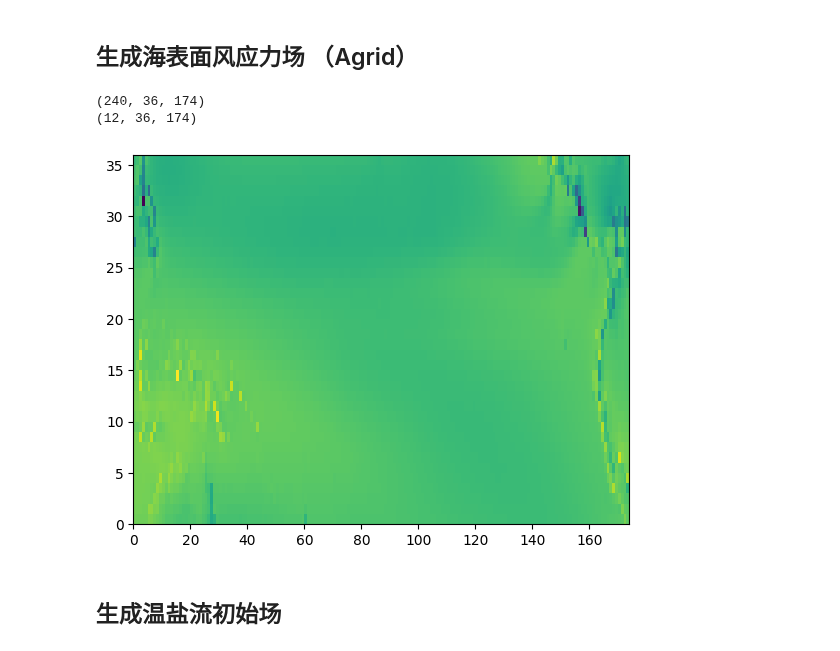
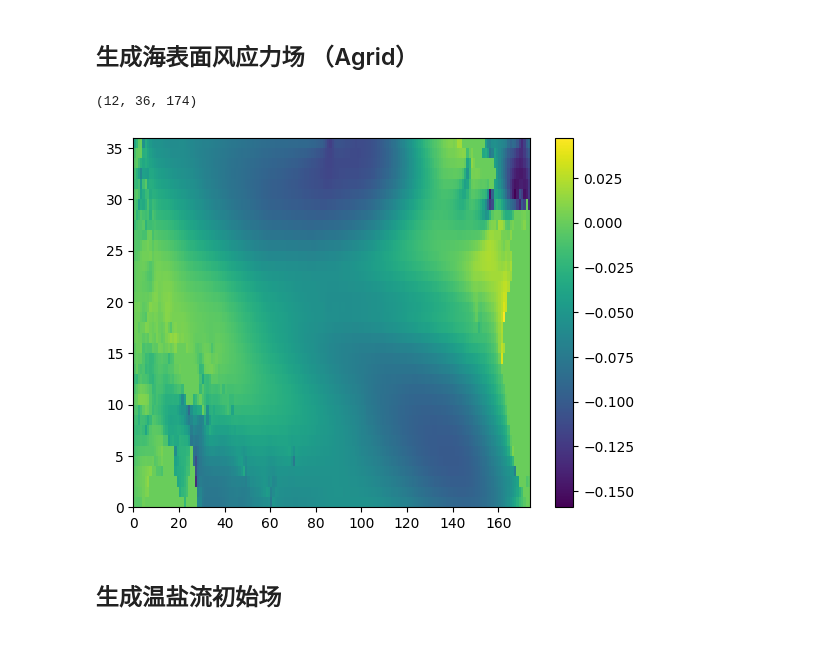
Before and after one commit to FattyZH/eqp-dlfv-mitgcm-era5, a Jupyter notebook: script/gendata_Hydrog.ipynb, the cells around one changed output. Cells and saved outputs as stored; diff of their text form; code cells hidden in the pictures.

```diff
--- a/script/gendata_Hydrog.ipynb
+++ b/script/gendata_Hydrog.ipynb
@@ -2,18 +2,8 @@
 from MITgcmutils.utils import writebin
 import matplotlib.pyplot as plt
 import numpy as np
-from numpy import cos, pi
 import xarray as xr
-from scipy import ndimage
-
-def fillna(arr):
-    filled = arr.copy()
-    if np.isnan(arr).any():
-        mask = np.isnan(arr)
-        # 获取最近非NaN元素的索引
-        idx = ndimage.distance_transform_edt(mask, return_distances=False, return_indices=True)
-        filled[:, :] = arr[tuple(idx)]
-    return filled
+from ocean_utils import *
 nx = 174   # gridpoints in x
 ny = 36    # gridpoints in y
 nz = 10    # gridpoints in z
@@ -33,6 +23,8 @@ ipath = '/mnt/d/project/IAVNNG/Data/'
 fbath = ipath + 'GLO-MFC_001_030_mask_bathy.nc'
 fclim = ipath + 'cmems_climatology_mon.nc'
 fwind = ipath + 'era5_tau_mon.nc'
+fwlsm = ipath + 'era5_lsm.nc'
+
 inc = round(dx*12)
 winc = round(dx*4)
 # %% [markdown]
@@ -167,30 +89,33 @@ writebin(opath+'bathy.bin',h)
 ## 生成海表面风应力场 （Agrid）
 # %%
 isclim = True
+wedge = 3
 ds = xr.open_dataset(fwind)
+dsm = xr.open_dataset(fwlsm)
 dss = ds.sel(valid_time=slice('2000-01', '2019-12'))
-# display(dss)
-taux = dss['ewss'].loc[:,y0:y1:-1*winc,x0:x1:winc]
-tauy = dss['nsss'].loc[:,y0:y1:-1*winc,x0:x1:winc]
+
+taux = dss['ewss'].loc[:,y0-wedge:y1+wedge:-1,x0-wedge:x1+wedge].load()
+tauy = dss['nsss'].loc[:,y0-wedge:y1+wedge:-1,x0-wedge:x1+wedge].load()
+lsm  = dsm['lsm'].loc[y0-wedge:y1+wedge:-1,x0-wedge:x1+wedge].load()
+if isclim:
+    taux = taux.groupby('valid_time.month').mean('valid_time')
+    tauy = tauy.groupby('valid_time.month').mean('valid_time')
+taux.values = gsmooth2d(taux.values, sigma=winc/3, mask=lsm<0.5, threshold=0.1,fill_value=0)
+tauy.values = gsmooth2d(tauy.values, sigma=winc/3, mask=lsm<0.5, threshold=0.1,fill_value=0)
+taux = taux.loc[:,y0:y1:winc,x0:x1:winc]
+tauy = tauy.loc[:,y0:y1:winc,x0:x1:winc]
+taux, tauy = taux.values, tauy.values
+
+taux, tauy = taux/86400, tauy/86400  # era5提供的风应力是一天的积分，需要除以86400转换为风应力
+plt.pcolormesh(taux.mean(0))
+plt.colorbar()
 print(taux.shape)
-taux = taux.values
-tauy = tauy.values
-if isclim:
-    taux = taux.reshape(-1,12,ny,nx).mean(0)
-    tauy = tauy.reshape(-1,12,ny,nx).mean(0)
-
-taux = taux/86400  # era5提供的风应力是一天的积分，需要除以86400转换为风应力
-tauy = tauy/86400  # 同上
-
-plt.pcolormesh(taux[0])
-print(taux.shape)
-# 保存为MITgcm驱动所需的二进制文件
+# # 保存为MITgcm驱动所需的二进制文件
 writebin(opath+'taux.bin',taux)
 writebin(opath+'tauy.bin',tauy)
 # %% [output]
-(240, 36, 174)
 (12, 36, 174)
-[figure, old version]
+[figure, new version]
 # %% [markdown]
 ## 生成温盐流初始场
 # %%
```
Also changed, not shown: parts of 3 cells of this notebook, 1 other file.
